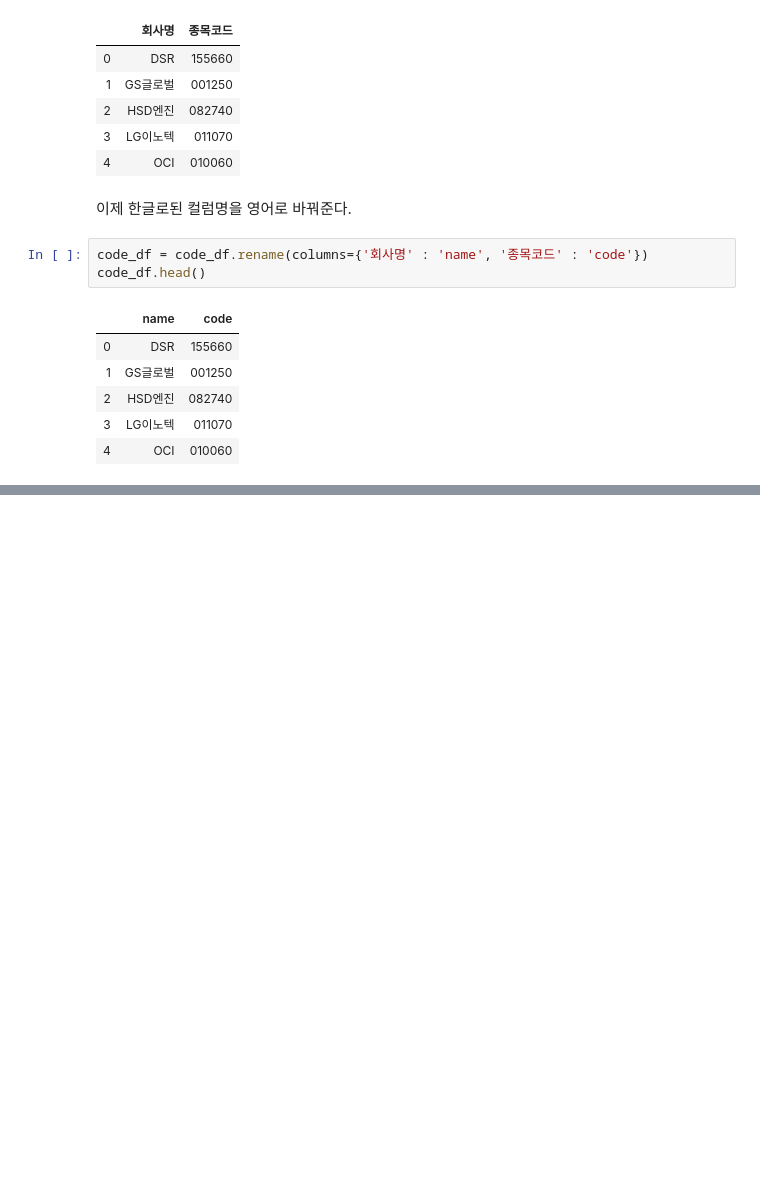
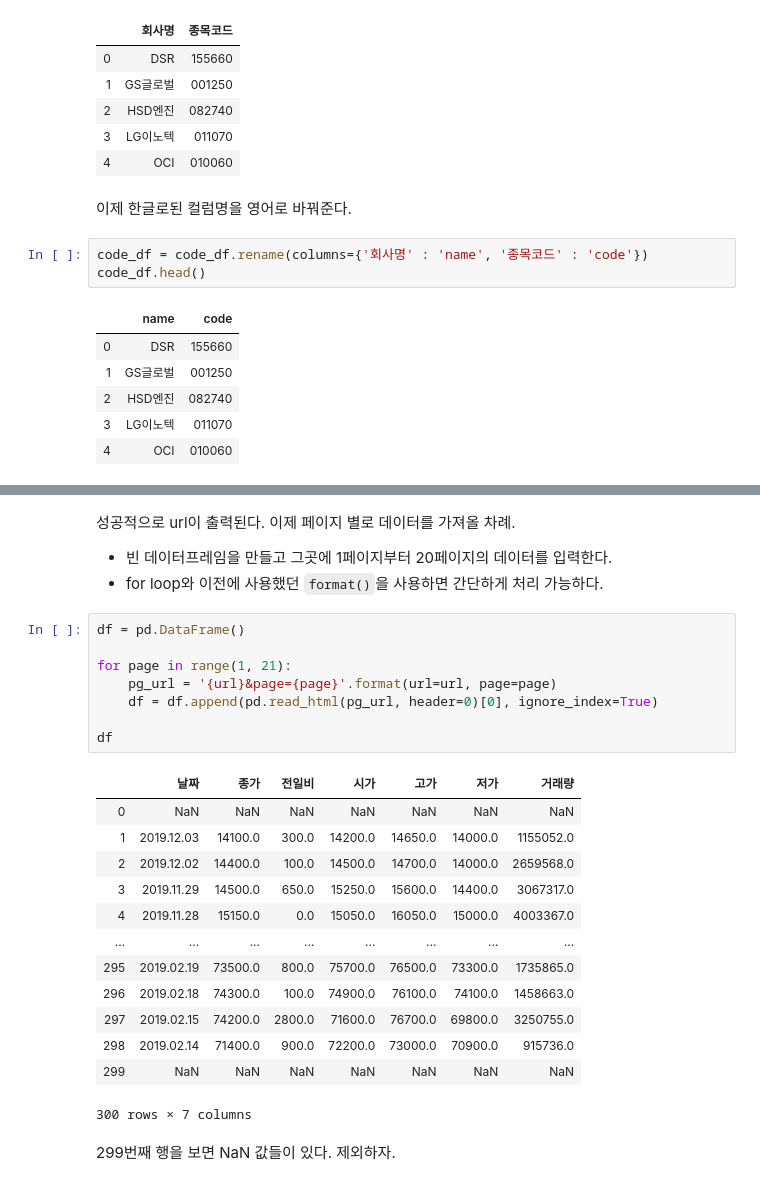
Before and after one commit to Jayden-Cho/Study-note, a Jupyter notebook: Finance Analysis/Pandas를 이용한 Naver금융에서 주식데이터 가져오기.ipynb, the cells around one changed output, grey strips where cells are left out. Saved outputs shown, nothing was run; the diff lists cells and outputs as text; blank space fills up the shorter version.

```diff
--- a/Finance Analysis/Pandas를 이용한 Naver금융에서 주식데이터 가져오기.ipynb
+++ b/Finance Analysis/Pandas를 이용한 Naver금융에서 주식데이터 가져오기.ipynb
@@ -113,0 +168,28 @@ code_df.head()
+# %% [markdown]
+성공적으로 url이 출력된다. 이제 페이지 별로 데이터를 가져올 차례.
+- 빈 데이터프레임을 만들고 그곳에 1페이지부터 20페이지의 데이터를 입력한다.
+- for loop와 이전에 사용했던 `format()`을 사용하면 간단하게 처리 가능하다.
+# %%
+df = pd.DataFrame()
+
+for page in range(1, 21):
+    pg_url = '{url}&page={page}'.format(url=url, page=page)
+    df = df.append(pd.read_html(pg_url, header=0)[0], ignore_index=True)
+
+df
+# %% [output]
+|  | 날짜 | 종가 | 전일비 | 시가 | 고가 | 저가 | 거래량 |
+| 0 | NaN | NaN | NaN | NaN | NaN | NaN | NaN |
+| 1 | 2019.12.03 | 14100.0 | 300.0 | 14200.0 | 14650.0 | 14000.0 | 1155052.0 |
+| 2 | 2019.12.02 | 14400.0 | 100.0 | 14500.0 | 14700.0 | 14000.0 | 2659568.0 |
+| 3 | 2019.11.29 | 14500.0 | 650.0 | 15250.0 | 15600.0 | 14400.0 | 3067317.0 |
+| 4 | 2019.11.28 | 15150.0 | 0.0 | 15050.0 | 16050.0 | 15000.0 | 4003367.0 |
+| ... | ... | ... | ... | ... | ... | ... | ... |
+| 295 | 2019.02.19 | 73500.0 | 800.0 | 75700.0 | 76500.0 | 73300.0 | 1735865.0 |
+| 296 | 2019.02.18 | 74300.0 | 100.0 | 74900.0 | 76100.0 | 74100.0 | 1458663.0 |
+| 297 | 2019.02.15 | 74200.0 | 2800.0 | 71600.0 | 76700.0 | 69800.0 | 3250755.0 |
+| 298 | 2019.02.14 | 71400.0 | 900.0 | 72200.0 | 73000.0 | 70900.0 | 915736.0 |
+| 299 | NaN | NaN | NaN | NaN | NaN | NaN | NaN |
+300 rows × 7 columns
+# %% [markdown]
+299번째 행을 보면 NaN 값들이 있다. 제외하자.
```
Also changed, not shown: parts of 32 cells of this notebook.
